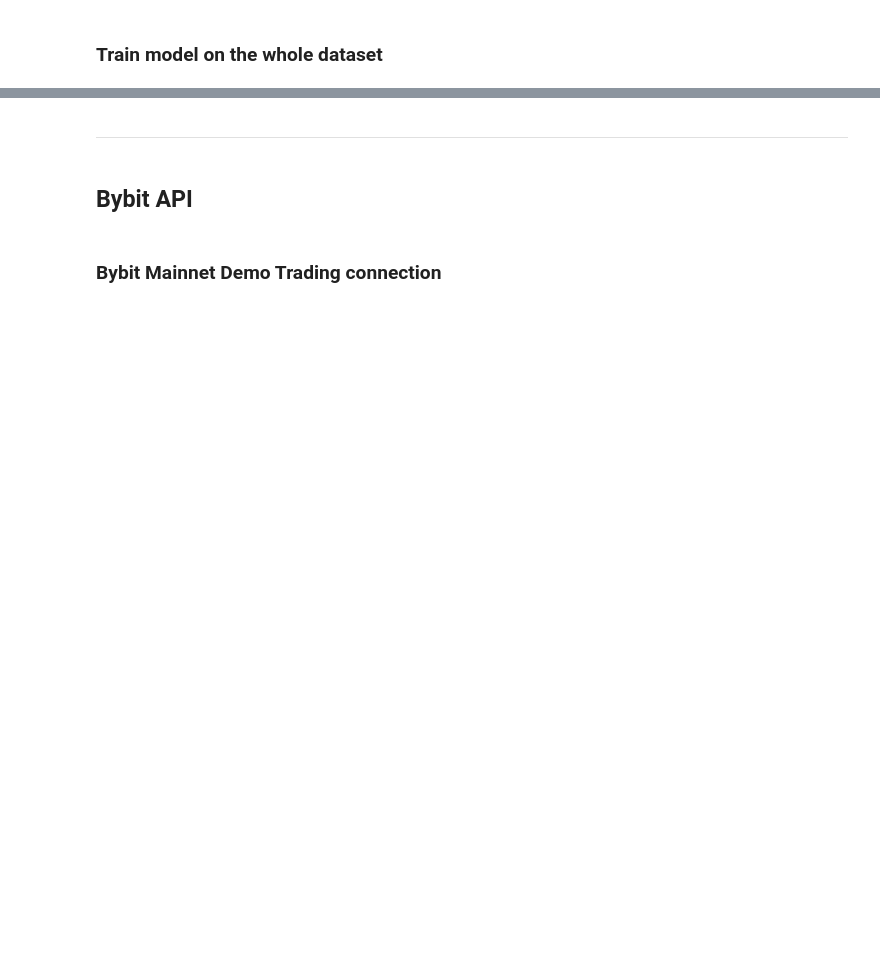
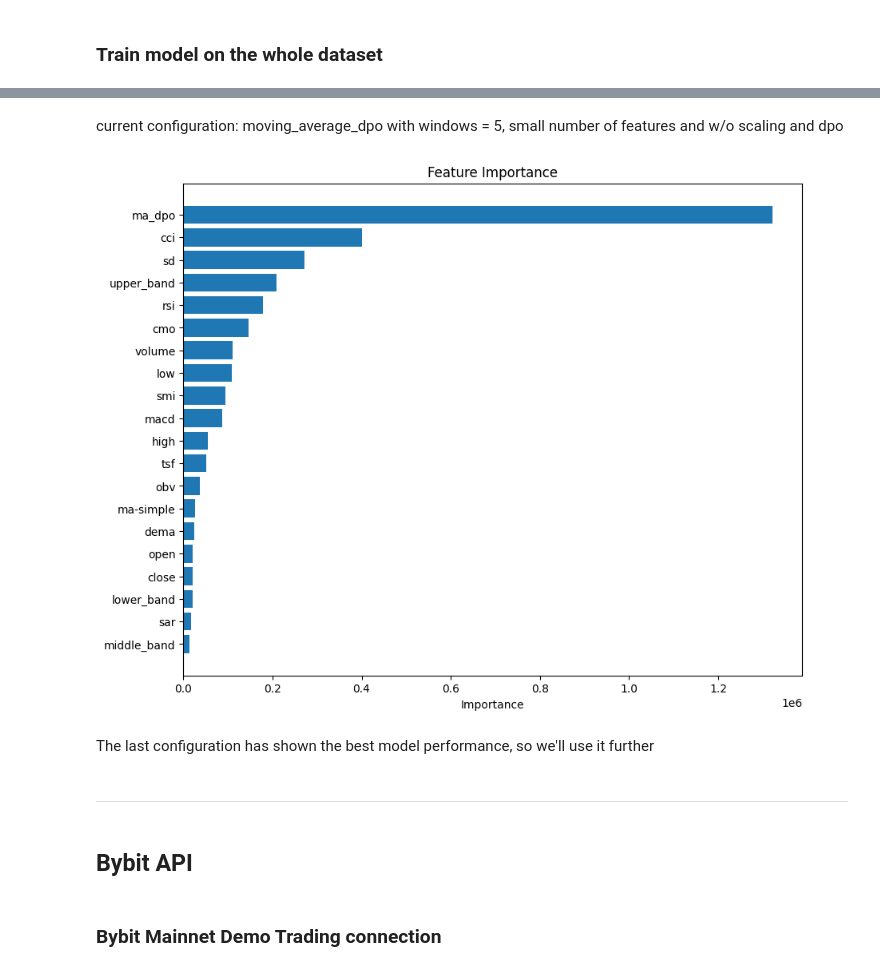
Before and after one commit to Matt-Nelipa/AlgoTrading_bot, a Jupyter notebook: coingecko_api_setup.ipynb, the cells around one changed output, grey strips where cells are left out. Drawn from its saved outputs; the diff is of its cells as text; code cells hidden in the pictures; blank space fills up the shorter version.

```diff
--- a/coingecko_api_setup.ipynb
+++ b/coingecko_api_setup.ipynb
@@ -200,3 +276,24 @@ btc_data_copy_v1
+# %% [markdown]
+current configuration: moving_average_dpo with windows = 5, small number of features and w/o scaling and dpo
+# %%
+feature_importances = tuned_model.feature_importance(importance_type='gain')
+feature_names = btc_data_copy_features.columns
+
+feature_importance_df = pd.DataFrame({
+    'Feature': feature_names,
+    'Importance': feature_importances
+}).sort_values(by='Importance', ascending=False)
+
+plt.figure(figsize=(10, 8))
+plt.barh(feature_importance_df['Feature'], feature_importance_df['Importance'])
+plt.xlabel('Importance')
+plt.title('Feature Importance')
+plt.gca().invert_yaxis()
+plt.show()
+# %% [output]
+[figure, added]
+# %% [markdown]
+The last configuration has shown the best model performance, so we'll use it further
 # %% [markdown]
 ---
 # %% [markdown]
```
Also changed, not shown: parts of 45 cells of this notebook.
